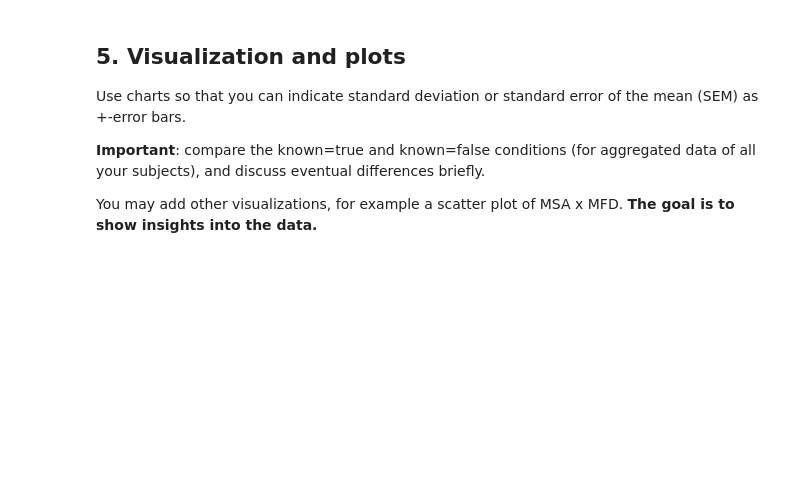
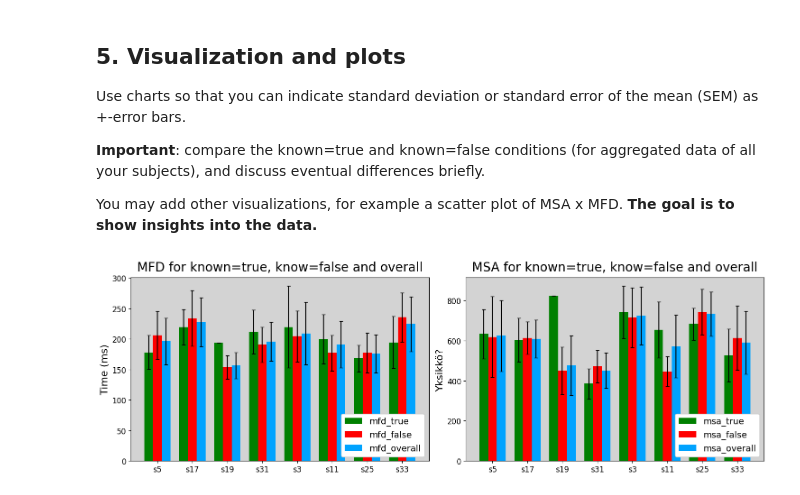
Before and after one commit to nyksy/eye-tracking-22, a Jupyter notebook: main.ipynb, the cells around one changed output. Cells and saved outputs as stored; diff of their text form; code cells hidden in the pictures; blank space fills up the shorter version.

```diff
--- a/main.ipynb
+++ b/main.ipynb
@@ -387,6 +387,22 @@ with open("./results_group_3.csv", "w", encoding='UTF8', newline='') as f:
     writer = csv.writer(f)
     writer.writerow([i.lower().strip() for i in header])
     writer.writerows([r.to_csv_row() for r in results])
+# %%
+# Get the data from results:DD
+# Keksikää tälle joku fiksumpi toteutus, väänsin vaa väkisin ku ei jaksanu miettii:D
+labels = [result.sid for result in results]
+mfd_true = [result.mfd_true for result in results]
+mfd_sd_true = [result.mfd_sd_true for result in results]
+mfd_false = [result.mfd_false for result in results]
+mfd_sd_false = [result.mfd_sd_false for result in results]
+msa_true = [result.msa_true for result in results]
+msa_sd_true = [result.msa_sd_true for result in results]
+msa_false = [result.msa_false for result in results]
+msa_sd_false = [result.msa_sd_false for result in results]
+mfd_overall = [result.mfd_overall for result in results]
+mfd_overall_sd = [result.mfd_overall_sd for result in results]
+msa_overall = [result.msa_overall for result in results]
+msa_overall_sd = [result.msa_overall_sd for result in results]
 # %% [markdown]
 ## 5. Visualization and plots
 
@@ -395,3 +411,51 @@ Use charts so that you can indicate standard deviation or standard error of the
 **Important**: compare the known=true and known=false conditions (for aggregated data of all your subjects), and discuss eventual differences briefly.
 
 You may add other visualizations, for example a scatter plot of MSA x MFD. **The goal is to show insights into the data.**
+# %%
+# Bar plots for MDF and MSA
+
+x_label_loc = np.arange(len(labels))
+bar_width = 0.25
+
+fig, ax = plt.subplots(1, 2, figsize=(15,5))
+
+# Bars for MFD plot
+rects1 = ax[0].bar(x_label_loc - bar_width, mfd_true, bar_width,
+                yerr=mfd_sd_true, capsize=3, label='mfd_true', color='green')
+
+rects2 = ax[0].bar(x_label_loc, mfd_false, bar_width,
+                yerr=mfd_sd_false, capsize=3, label='mfd_false', color='red')
+
+rects3 = ax[0].bar(x_label_loc + bar_width, mfd_overall, bar_width,
+                yerr=mfd_overall_sd, capsize=3, label='mfd_overall', color='#00A3FF')
+
+# Bars for MSA plot
+rects4 = ax[1].bar(x_label_loc - bar_width, msa_true, bar_width,
+                yerr=msa_sd_true, capsize=3, label='msa_true', color='green')
+
+rects5 = ax[1].bar(x_label_loc, msa_false, bar_width,
+                yerr=msa_sd_false, capsize=3, label='msa_false', color='red')
+
+rects6 = ax[1].bar(x_label_loc + bar_width, msa_overall, bar_width,
+                yerr=msa_overall_sd, capsize=3, label='msa_overall', color='#00A3FF')
+
+# Labels & stuff
+ax[0].set_ylabel('Time (ms)', fontsize=16)
+ax[0].set_title('MFD for known=true, know=false and overall', fontsize=20, pad=10)
+ax[0].set_xticks(x_label_loc, labels)
+ax[0].legend(loc='lower right', framealpha=1, fontsize=14)
+ax[0].set_facecolor('lightgrey')
+ax[0].tick_params(axis='both', which='major', labelsize=12)
+
+ax[1].set_ylabel('Yksikkö?', fontsize=16)
+ax[1].set_title('MSA for known=true, know=false and overall', fontsize=20, pad=10)
+ax[1].set_xticks(x_label_loc, labels)
+ax[1].legend(loc='lower right', framealpha=1, fontsize=14)
+ax[1].set_facecolor('lightgrey')
+ax[1].tick_params(axis='both', which='major', labelsize=12)
+
+fig.tight_layout()
+
+plt.show()
+# %% [output]
+[figure, added]
```
Also changed, not shown: parts of 2 cells of this notebook.
